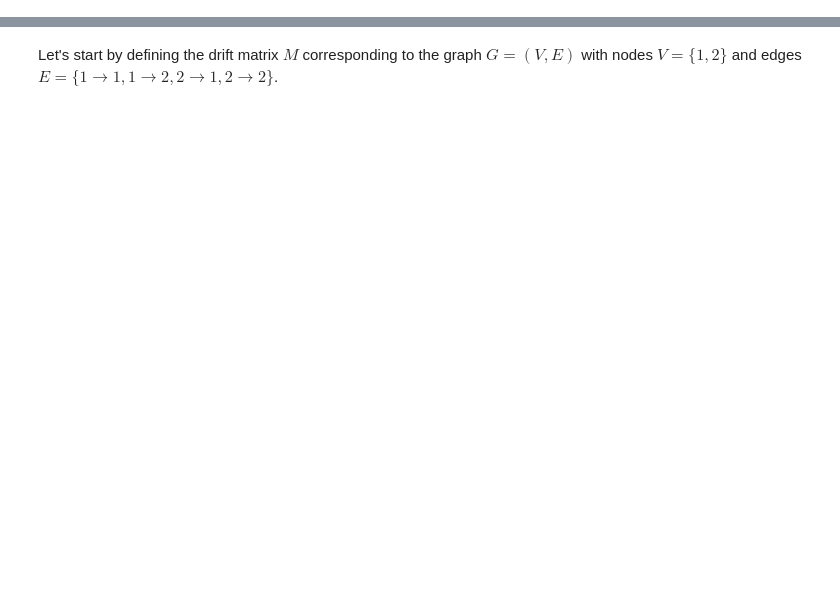
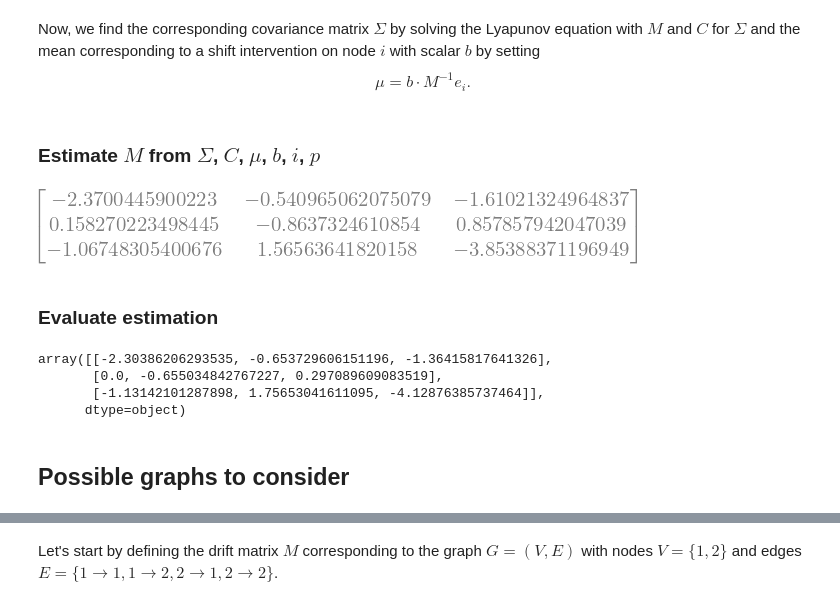
Before and after one commit to eva-resch/tum_masterthesis, a Jupyter notebook: example_gen.ipynb, the cells around one changed output, grey strips where cells are left out. Saved outputs shown, nothing was run; the diff lists cells and outputs as text; code cells hidden in the pictures; blank space fills up the shorter version.

```diff
--- a/example_gen.ipynb
+++ b/example_gen.ipynb
@@ -17,0 +108,6 @@ A general form cannot be obtained since $M$ is in general not unique. Hence, the
+# %%
+# ----------------------------------------------
+# TODO: change this for p
+# ----------------------------------------------
+M = M_3
+mean = mean_3
@@ -17,0 +118,51 @@ A general form cannot be obtained since $M$ is in general not unique. Hence, the
+# %%
+np.random.seed(1208)
+
+# Bernoulli distribution with prob p=d,
+# determines which entries are 0 (no edge)
+bernoulli_matrix = np.random.binomial(1, d, (p, p))
+# Standard Gaussian distribution N(0,1)
+normal_matrix = np.random.normal(0, 1, (p, p))
+
+temp_M = bernoulli_matrix * normal_matrix
+# Adjust diagonal entries s.t. M stable
+for i in range(p):
+    row_sum = np.sum(np.abs(temp_M[i, :])) - np.abs(temp_M[i, i])
+    temp_M[i, i] = - row_sum - np.abs(normal_matrix[i,i])
+
+concrete_M = Matrix(temp_M)
+# %% [markdown]
+Now, we find the corresponding covariance matrix $\Sigma$ by solving the Lyapunov equation with $M$ and $C$ for $\Sigma$ and the mean corresponding to a shift intervention on node $i$ with scalar $b$ by setting
+$$\mu = b \cdot M^{-1} e_i.$$
+# %%
+cov = solve_lyapunov_cov(M=concrete_M, C=C, p=p)
+mean = b * concrete_M.inv() * unit_v
+# %% [markdown]
+### Estimate $M$ from $\Sigma$, $C$, $\mu$, $b$, $i$, $p$
+# %%
+vec_M = Matrix([[M[j, i]] for i in range(p) for j in range(p)]) # j faster than i
+vech_C = Matrix([[C[i, j]] for i in range(p) for j in range(i, p)])
+
+A_Sigma = create_A_Sigma(cov=cov, p=p)
+A = create_A(A_Sigma=A_Sigma, mean=mean, p=p)
+
+
+c = create_c(vech_C=vech_C, b=b, index=index, p=p)
+# %%
+M_est = M.subs(solve(A * vec_M + c, vec_M))
+M_est
+# %% [output]
+[figure, added]
+# %% [markdown]
+### Evaluate estimation
+# %%
+matrix2numpy(concrete_M)
+# frob = np.linalg.norm(matrix2numpy(M_est) - matrix2numpy(concrete_M))
+# frob
+# %% [output]
+array([[-2.30386206293535, -0.653729606151196, -1.36415817641326],
+       [0.0, -0.655034842767227, 0.297089609083519],
+       [-1.13142101287898, 1.75653041611095, -4.12876385737464]],
+      dtype=object)
+# %% [markdown]
+## Possible graphs to consider
```
Also changed, not shown: parts of 84 cells of this notebook.
